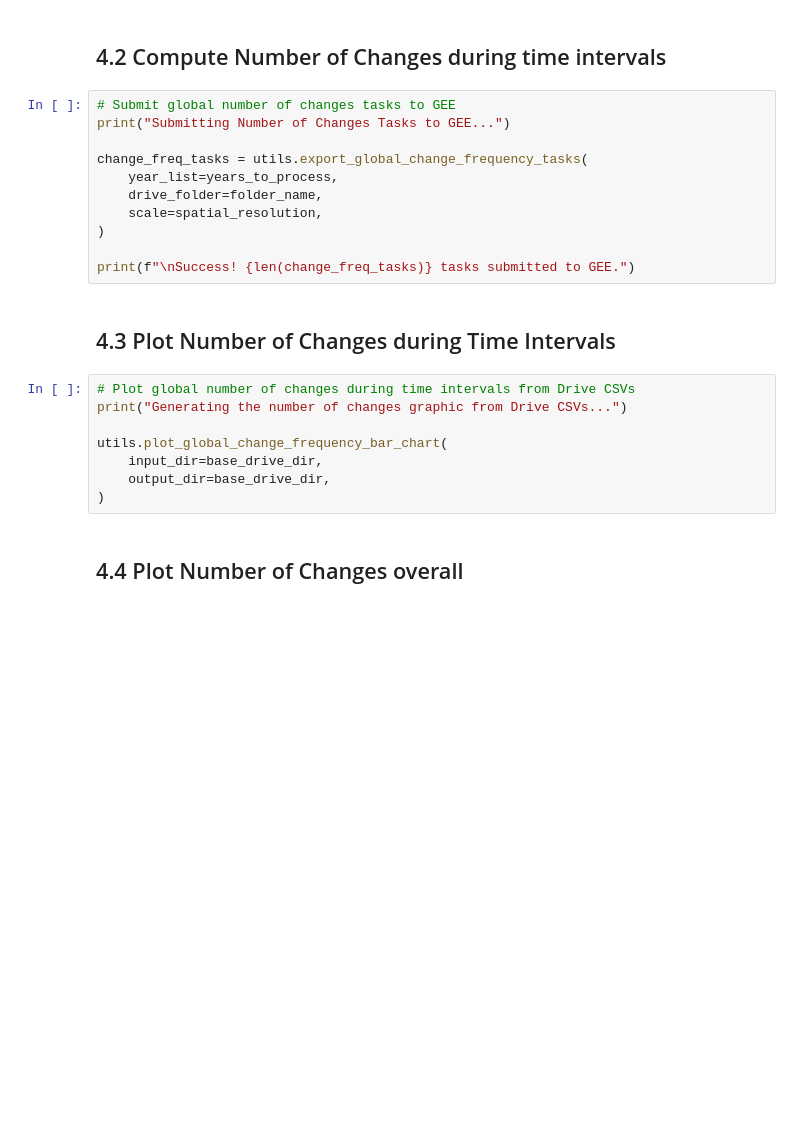
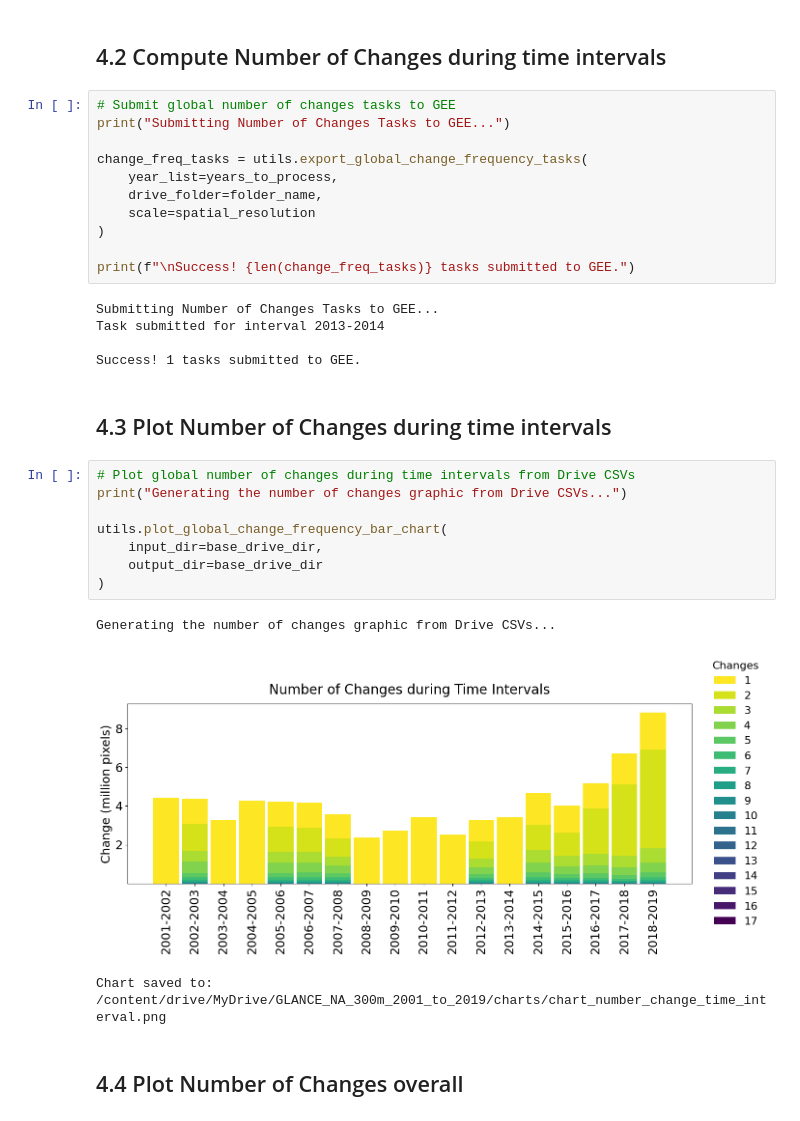
Before and after one commit to antoniovfonseca/agentic-ai-global-lulc, a Jupyter notebook: notebooks/quest-gee.ipynb, the cells around one changed output. Saved outputs shown, nothing was run; the diff lists cells and outputs as text; blank space fills up the shorter version.

```diff
--- a/notebooks/quest-gee.ipynb
+++ b/notebooks/quest-gee.ipynb
@@ -158,20 +167,29 @@ print("Submitting Number of Changes Tasks to GEE...")
 change_freq_tasks = utils.export_global_change_frequency_tasks(
     year_list=years_to_process,
     drive_folder=folder_name,
-    scale=spatial_resolution,
+    scale=spatial_resolution
 )
 
 print(f"\nSuccess! {len(change_freq_tasks)} tasks submitted to GEE.")
+# %% [output]
+Submitting Number of Changes Tasks to GEE...
+Task submitted for interval 2013-2014
+
+Success! 1 tasks submitted to GEE.
 # %% [markdown]
-## 4.3 Plot Number of Changes during Time Intervals
+## 4.3 Plot Number of Changes during time intervals
 # %%
 # Plot global number of changes during time intervals from Drive CSVs
 print("Generating the number of changes graphic from Drive CSVs...")
 
 utils.plot_global_change_frequency_bar_chart(
     input_dir=base_drive_dir,
-    output_dir=base_drive_dir,
+    output_dir=base_drive_dir
 )
+# %% [output]
+Generating the number of changes graphic from Drive CSVs...
+[figure, added]
+Chart saved to: /content/drive/MyDrive/GLANCE_NA_300m_2001_to_2019/charts/chart_number_change_time_interval.png
 # %% [markdown]
 ## 4.4 Plot Number of Changes overall
 # %%
```
Also changed, not shown: parts of 44 cells of this notebook.
